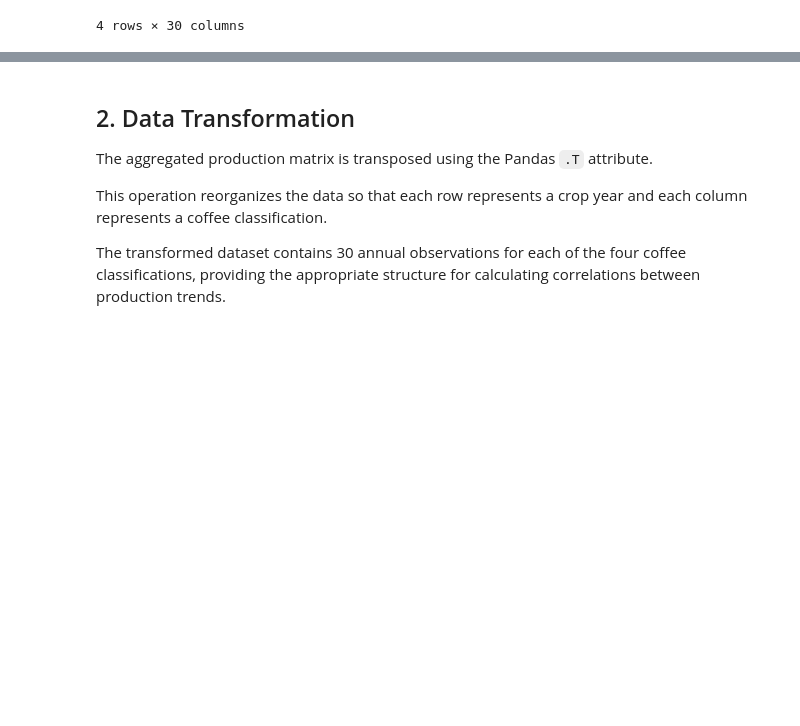
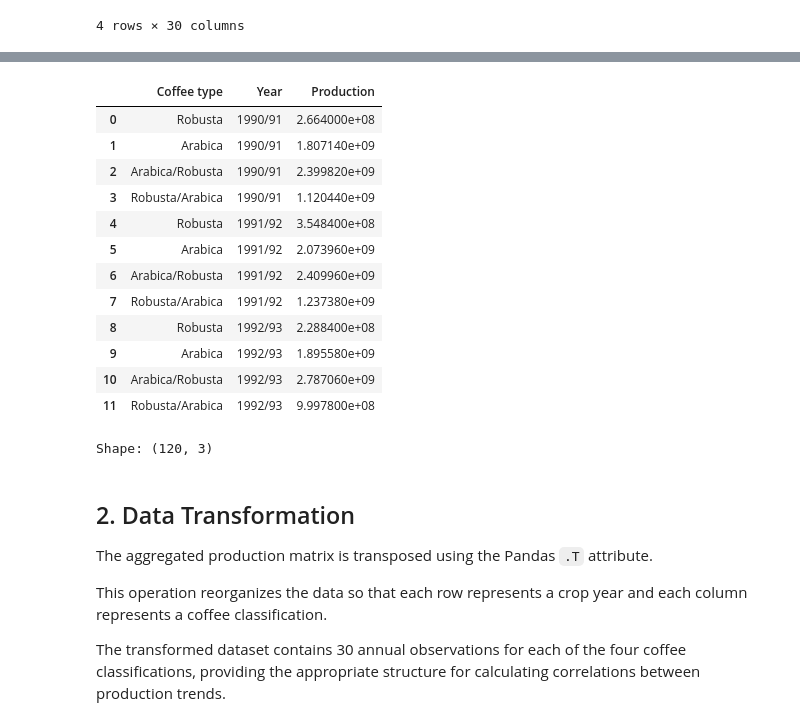
Before and after one commit to makayo/AD450_DATA_SCI, a Jupyter notebook: WK8/coffee-types-analysis/coffee_production_analysis.ipynb, the cells around one changed output, grey strips where cells are left out. Cells and saved outputs as stored; diff of their text form; code cells hidden in the pictures; blank space fills up the shorter version.

Commit message:
WK8: Update coffee analysis and statistical reflections

```diff
--- a/WK8/coffee-types-analysis/coffee_production_analysis.ipynb
+++ b/WK8/coffee-types-analysis/coffee_production_analysis.ipynb
@@ -59,3 +68,29 @@ Annual Coffee Production by Classification
+# %%
+# Convert aggregated data from wide to long format
+coffee_long = production_by_type.reset_index().melt(
+    id_vars="Coffee type",
+    value_vars=year_columns,
+    var_name="Year",
+    value_name="Production"
+)
+
+display(coffee_long.head(12))
+print("Shape:", coffee_long.shape)
+# %% [output]
+|  | Coffee type | Year | Production |
+| 0 | Robusta | 1990/91 | 2.664000e+08 |
+| 1 | Arabica | 1990/91 | 1.807140e+09 |
+| 2 | Arabica/Robusta | 1990/91 | 2.399820e+09 |
+| 3 | Robusta/Arabica | 1990/91 | 1.120440e+09 |
+| 4 | Robusta | 1991/92 | 3.548400e+08 |
+| 5 | Arabica | 1991/92 | 2.073960e+09 |
+| 6 | Arabica/Robusta | 1991/92 | 2.409960e+09 |
+| 7 | Robusta/Arabica | 1991/92 | 1.237380e+09 |
+| 8 | Robusta | 1992/93 | 2.288400e+08 |
+| 9 | Arabica | 1992/93 | 1.895580e+09 |
+| 10 | Arabica/Robusta | 1992/93 | 2.787060e+09 |
+| 11 | Robusta/Arabica | 1992/93 | 9.997800e+08 |
+Shape: (120, 3)
 # %% [markdown]
 
 ## 2. Data Transformation
```
Also changed, not shown: parts of 2 cells of this notebook.
